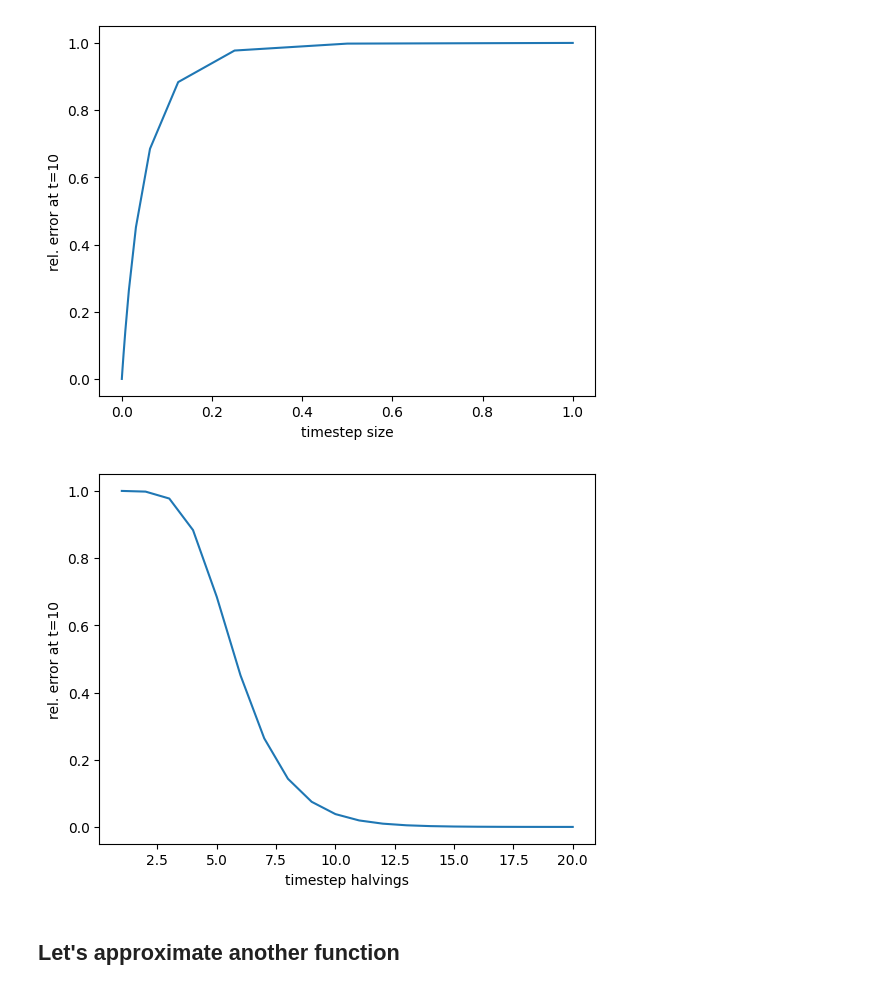
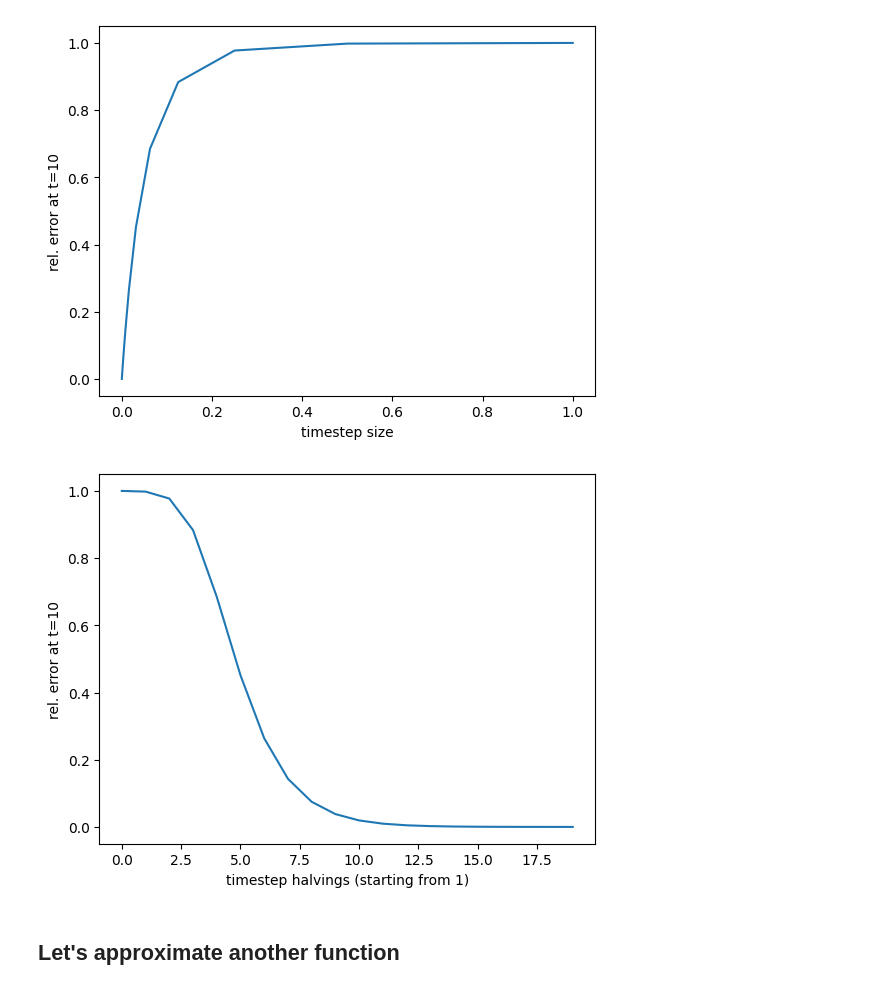
Before and after one commit to nicolasaldecoa/uade-sysbio, a Jupyter notebook: Euler's Method.ipynb, the cells around one changed output. Drawn from its saved outputs; the diff is of its cells as text; code cells hidden in the pictures.

```diff
--- a/Euler's Method.ipynb
+++ b/Euler's Method.ipynb
@@ -98,9 +98,10 @@ Let's see the effect of the timestep size on the relative approximation error by
 I'll take the absolute error at the last timestep as my observable because I've already "seen" that it increases monotonically.
 # %%
 # USE THE SAME PARAMETERS AS BEFORE, JUST CHANGE DELTA_T
+N_HALVINGS = 20
 ts_sizes, errors = [], []
 ts = 1
-for n in range(20):
+for n in range(N_HALVINGS):
     t_n, x_app_n = eulers_approximation(
         dx_dt = diff_eq_1,
         x0 = X0,
@@ -122,12 +123,12 @@ plt.show()
 [figure]
 # %%
 # let's see the same using a log scale
-plt.plot(range(1,21), errors)
-plt.xlabel('timestep halvings')
+plt.plot(range(N_HALVINGS), errors)
+plt.xlabel('timestep halvings (starting from 1)')
 plt.ylabel(f'rel. error at t={MAX_T}')
 plt.show()
 # %% [output]
-[figure, old version]
+[figure, new version]
 # %% [markdown]
 ## Let's approximate another function
 # %%
```
